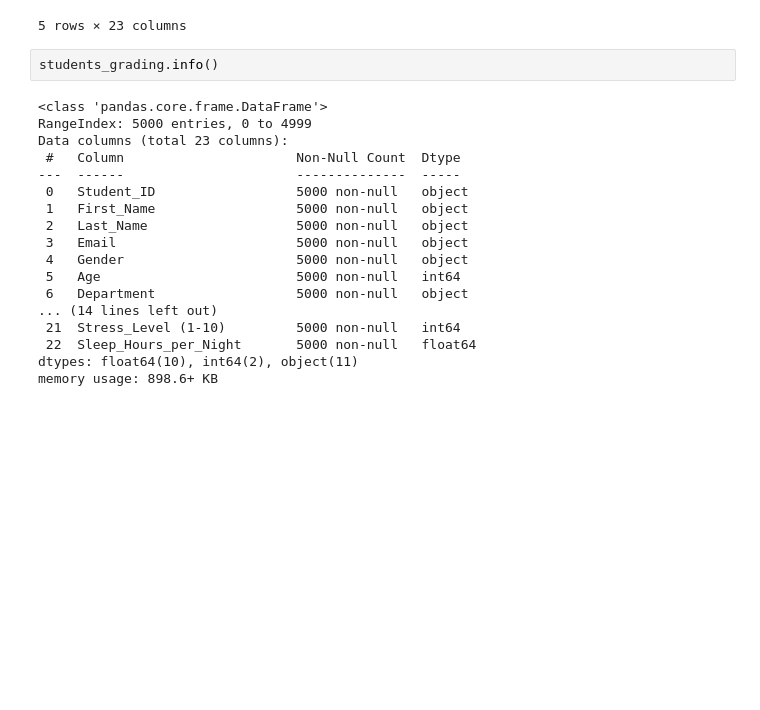
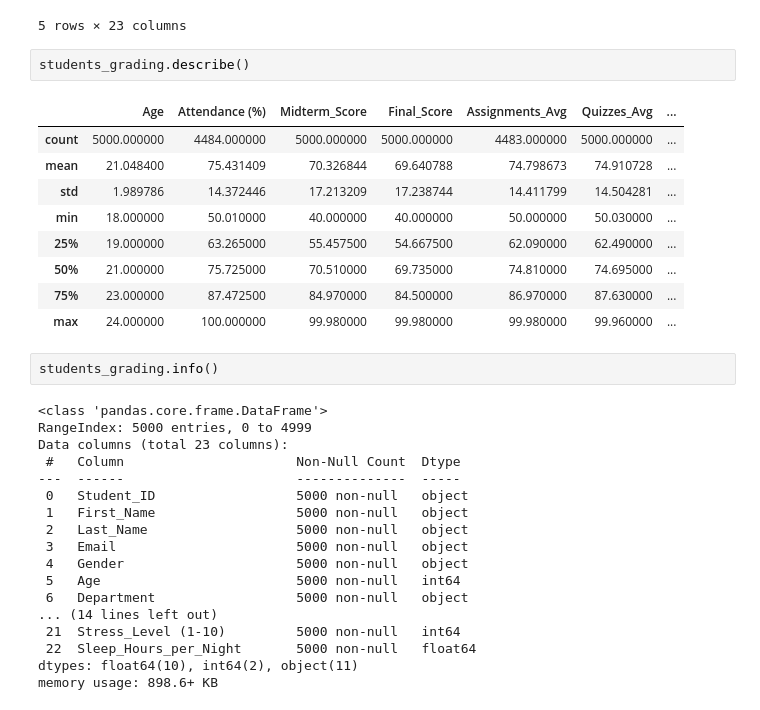
Before and after one commit to mani8072/Data_science_thesis, a Jupyter notebook: coding/machine_learning.ipynb, the cells around one changed output. Cells and saved outputs as stored; diff of their text form; blank space fills up the shorter version.

```diff
--- a/coding/machine_learning.ipynb
+++ b/coding/machine_learning.ipynb
@@ -96,6 +114,18 @@ students_grading.tail()
 | 4998 | S5998 | Sara | Davis | student4998@university.com | Male | 23 | CS | 92.56 | ... |
 | 4999 | S5999 | Maria | Brown | student4999@university.com | Female | 21 | Engineering | 83.92 | ... |
 5 rows × 23 columns
+# %%
+students_grading.describe()
+# %% [output]
+|  | Age | Attendance (%) | Midterm_Score | Final_Score | Assignments_Avg | Quizzes_Avg | ... |
+| count | 5000.000000 | 4484.000000 | 5000.000000 | 5000.000000 | 4483.000000 | 5000.000000 | ... |
+| mean | 21.048400 | 75.431409 | 70.326844 | 69.640788 | 74.798673 | 74.910728 | ... |
+| std | 1.989786 | 14.372446 | 17.213209 | 17.238744 | 14.411799 | 14.504281 | ... |
+| min | 18.000000 | 50.010000 | 40.000000 | 40.000000 | 50.000000 | 50.030000 | ... |
+| 25% | 19.000000 | 63.265000 | 55.457500 | 54.667500 | 62.090000 | 62.490000 | ... |
+| 50% | 21.000000 | 75.725000 | 70.510000 | 69.735000 | 74.810000 | 74.695000 | ... |
+| 75% | 23.000000 | 87.472500 | 84.970000 | 84.500000 | 86.970000 | 87.630000 | ... |
+| max | 24.000000 | 100.000000 | 99.980000 | 99.980000 | 99.980000 | 99.960000 | ... |
 # %%
 students_grading.info()
 # %% [output]
```
Also changed, not shown: parts of 14 cells of this notebook.
